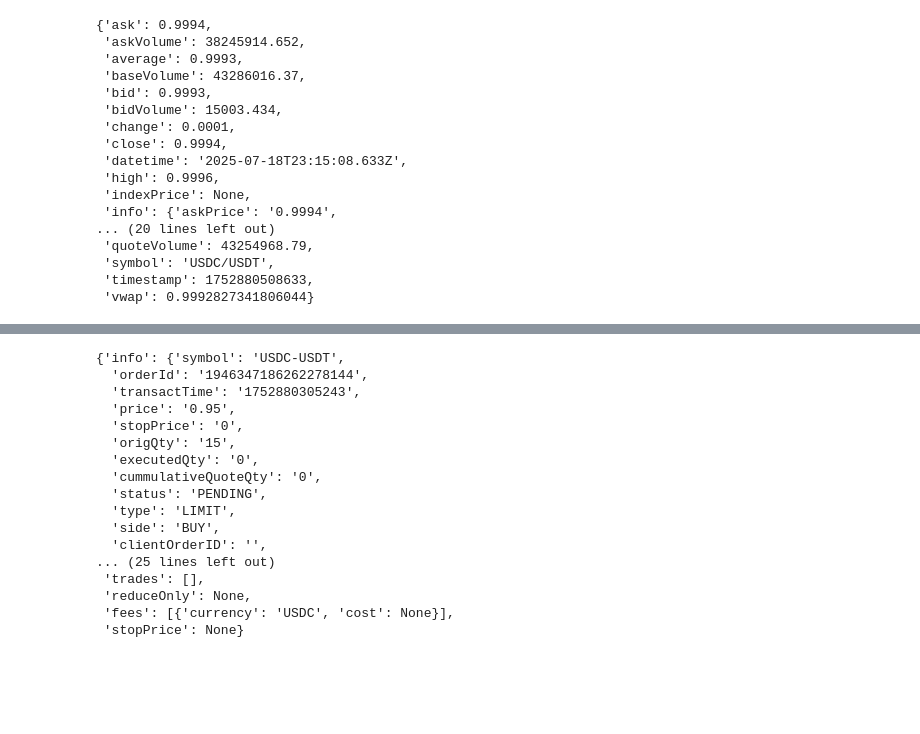
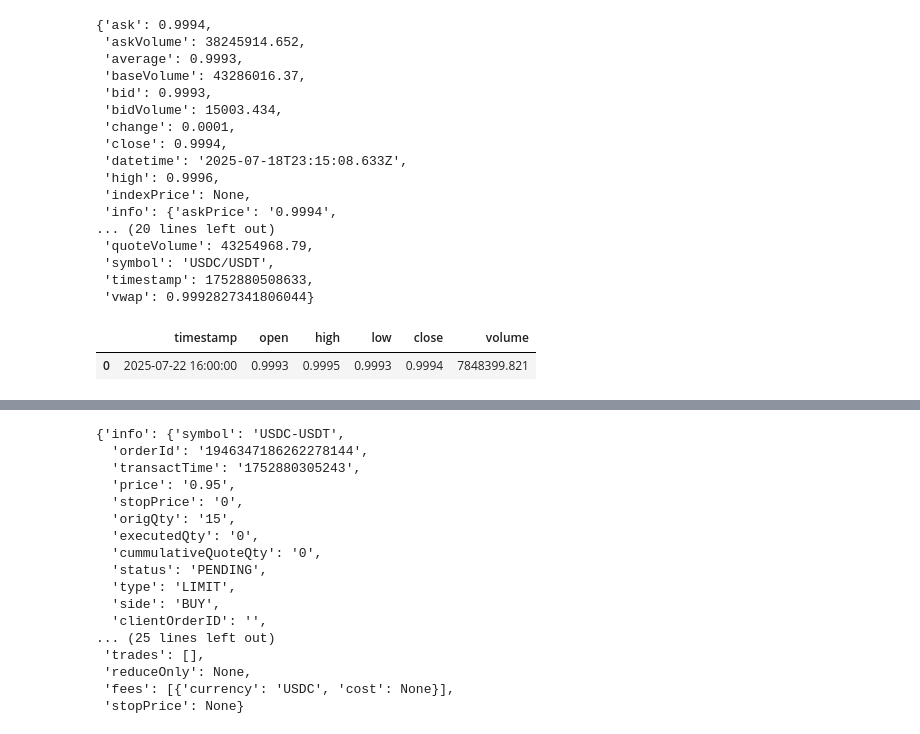
Before and after one commit to LudwigCespedes/arbitrage-bot, a Jupyter notebook: notebook/bingx.ipynb, the cells around one changed output, grey strips where cells are left out. Drawn from its saved outputs; the diff is of its cells as text; code cells hidden in the pictures; blank space fills up the shorter version.

```diff
--- a/notebook/bingx.ipynb
+++ b/notebook/bingx.ipynb
@@ -44,10 +44,13 @@ pprint.pprint(bingx.fetch_ticker("USDC/USDT"))
  'timestamp': 1752880508633,
  'vwap': 0.9992827341806044}
 # %%
-data = bingx.fetch_ohlcv("USDC/USDT","30m")
+data = bingx.fetch_ohlcv("USDC/USDT","1d",limit=1)
         #print(simple_arbitrage_usdc_usdt(data))
 data= pd.DataFrame(data)
 data.rename(columns={0: "timestamp", 1: "open", 2: "high", 3: "low", 4: "close", 5: "volume"}, inplace=True)
 data['timestamp'] = pd.to_datetime(data['timestamp'], unit='ms')
 # %%
-data.to_csv("data.csv", index=False)
+data
+# %% [output]
+|  | timestamp | open | high | low | close | volume |
+| 0 | 2025-07-22 16:00:00 | 0.9993 | 0.9995 | 0.9993 | 0.9994 | 7848399.821 |
```
Also changed, not shown: parts of 3 cells of this notebook, 3 other files.
